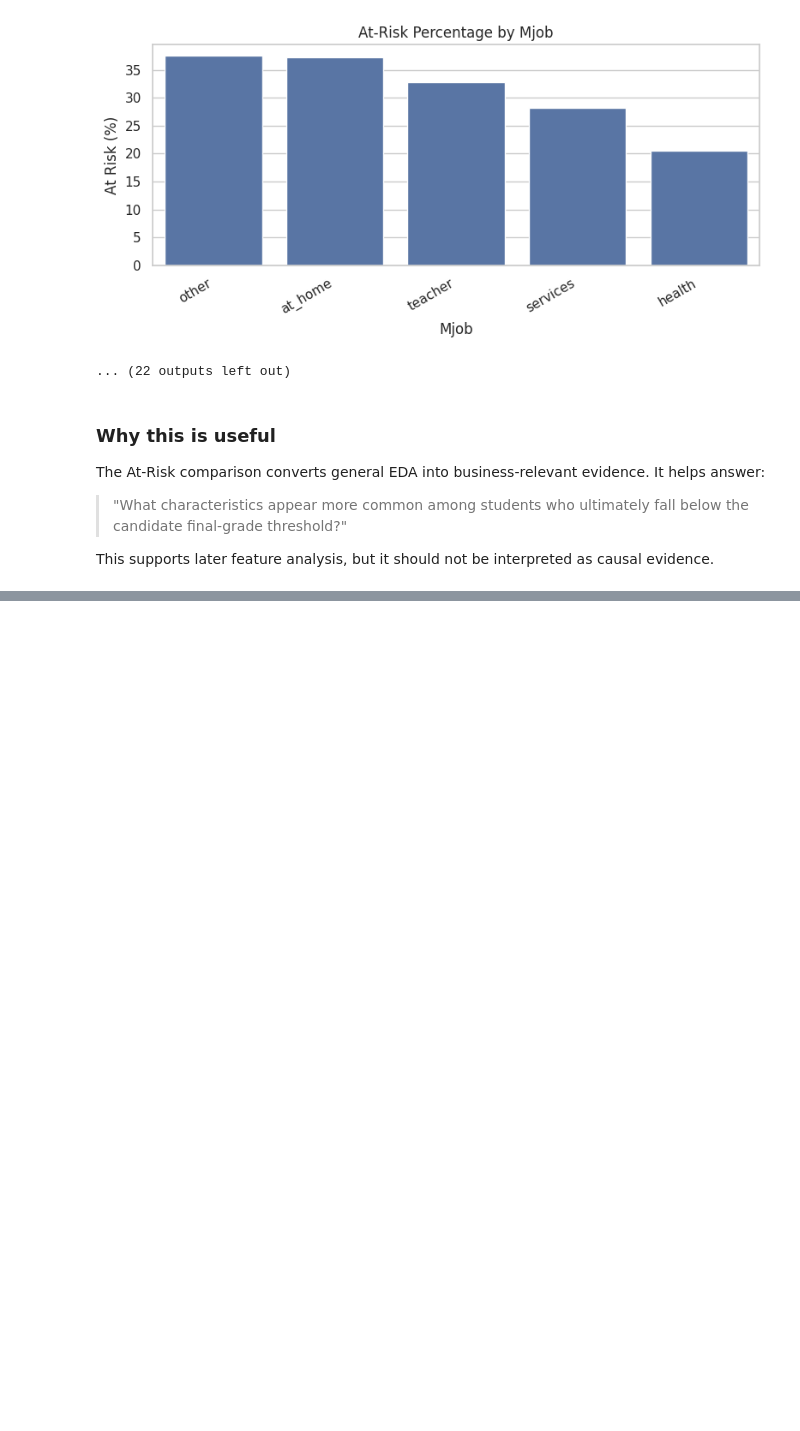
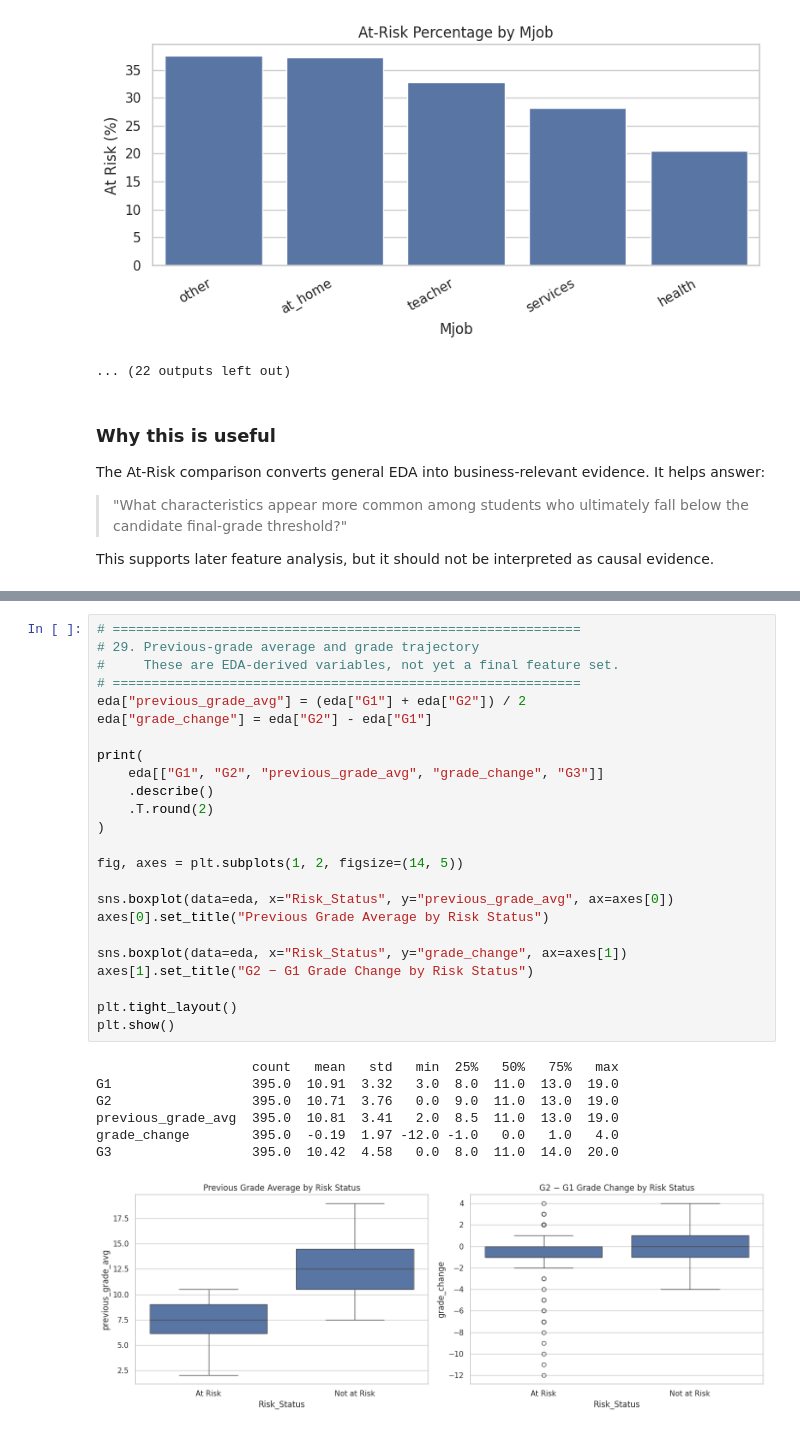
Before and after one commit to dealwisca-dot/Early-Identification-of-At-Risk-Students, a Jupyter notebook: EDA.ipynb, the cells around one changed output, grey strips where cells are left out. Saved outputs shown, nothing was run; the diff lists cells and outputs as text; blank space fills up the shorter version.

Commit message:
feat(eda): add Section 11 - previous grade average and academic trajectory dynamics

```diff
--- a/EDA.ipynb
+++ b/EDA.ipynb
@@ -962,0 +984,32 @@ This supports later feature analysis, but it should not be interpreted as causal
+# %%
+# ============================================================
+# 29. Previous-grade average and grade trajectory
+#     These are EDA-derived variables, not yet a final feature set.
+# ============================================================
+eda["previous_grade_avg"] = (eda["G1"] + eda["G2"]) / 2
+eda["grade_change"] = eda["G2"] - eda["G1"]
+
+print(
+    eda[["G1", "G2", "previous_grade_avg", "grade_change", "G3"]]
+    .describe()
+    .T.round(2)
+)
+
+fig, axes = plt.subplots(1, 2, figsize=(14, 5))
+
+sns.boxplot(data=eda, x="Risk_Status", y="previous_grade_avg", ax=axes[0])
+axes[0].set_title("Previous Grade Average by Risk Status")
+
+sns.boxplot(data=eda, x="Risk_Status", y="grade_change", ax=axes[1])
+axes[1].set_title("G2 − G1 Grade Change by Risk Status")
+
+plt.tight_layout()
+plt.show()
+# %% [output]
+                    count   mean   std   min  25%   50%   75%   max
+G1                  395.0  10.91  3.32   3.0  8.0  11.0  13.0  19.0
+G2                  395.0  10.71  3.76   0.0  9.0  11.0  13.0  19.0
+previous_grade_avg  395.0  10.81  3.41   2.0  8.5  11.0  13.0  19.0
+grade_change        395.0  -0.19  1.97 -12.0 -1.0   0.0   1.0   4.0
+G3                  395.0  10.42  4.58   0.0  8.0  11.0  14.0  20.0
+[figure, added]
```
Also changed, not shown: parts of 3 cells of this notebook.
